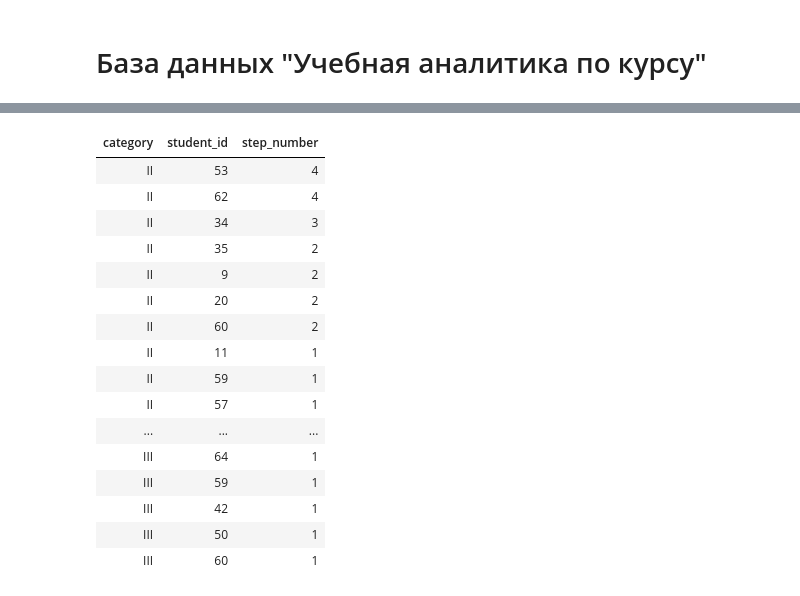
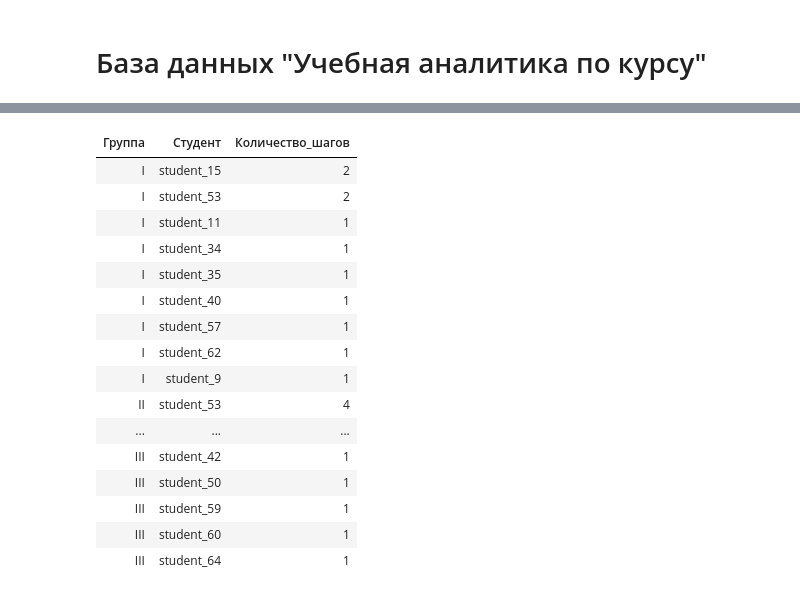
Before and after one commit to KhraksMamtsov/stepik-sql-exercises, a Jupyter notebook: 3.5.ipynb, the cells around one changed output, grey strips where cells are left out. Cells and saved outputs as stored; diff of their text form; code cells hidden in the pictures.

```diff
--- a/3.5.ipynb
+++ b/3.5.ipynb
@@ -561,7 +561,36 @@ ORDER BY
  Вывести группу (I, II, III), имя пользователя, количество шагов, которые пользователь выполнил по соответствующему способу. Столбцы назвать Группа, Студент, Количество_шагов.
  Отсортировать информацию по возрастанию номеров групп, потом по убыванию количества шагов и, наконец, по имени студента в алфавитном порядке.
  */
-WITH student_from_category_2 AS (
+WITH student_from_category_1 AS (
+    SELECT
+        *,
+        IF(
+            LAG(result, 1, '-') OVER(
+                PARTITION BY step_id,
+                student_id
+                ORDER BY
+                    submission_time
+            ) = 'correct'
+            AND result = 'wrong',
+            1,
+            0
+        ) AS is_required_step
+    FROM
+        step_student
+),
+student_number_from_category_1 AS (
+    SELECT
+        'I' AS Группа,
+        student_id,
+        SUM(is_required_step) as step_number
+    FROM
+        student_from_category_1
+    GROUP BY
+        student_id
+    HAVING
+        step_number != 0
+),
+student_from_category_2 AS (
     SELECT
         step_id,
         student_id
@@ -577,7 +606,7 @@ WITH student_from_category_2 AS (
 ),
 student_number_from_category_2 AS (
     SELECT
-        'II' AS category,
+        'II' AS Группа,
         student_id,
         COUNT(*) AS step_number
     FROM
@@ -599,7 +628,7 @@ student_from_category_3 AS (
 ),
 student_number_from_category_3 AS (
     SELECT
-        'III' AS category,
+        'III' AS Группа,
         student_id,
         COUNT(*) AS step_number
     FROM
@@ -608,18 +637,23 @@ student_number_from_category_3 AS (
         student_id
 ) (
     SELECT
-        *
+        Группа, student_name AS Студент, step_number AS Количество_шагов
     FROM
-        student_number_from_category_2
-    UNION
-    ALL
+        student_number_from_category_1 JOIN student USING (student_id)
+    UNION ALL
     SELECT
-        *
+        Группа, student_name AS Студент, step_number AS Количество_шагов
     FROM
-        student_number_from_category_3
+        student_number_from_category_2 JOIN student USING (student_id)
+    UNION ALL
+    SELECT
+        Группа, student_name AS Студент, step_number AS Количество_шагов
+    FROM
+        student_number_from_category_3 JOIN student USING (student_id)
 )
 ORDER BY
-    category,
-    step_number DESC
+    Группа,
+    Количество_шагов DESC,
+    Студент
 # %% [output]
  * mysql://root:***@localhost:3306/stepik?charset=utf8
@@ -627,17 +661,17 @@ ORDER BY
-| category | student_id | step_number |
-| II | 53 | 4 |
-| II | 62 | 4 |
-| II | 34 | 3 |
-| II | 35 | 2 |
-| II | 9 | 2 |
-| II | 20 | 2 |
-| II | 60 | 2 |
-| II | 11 | 1 |
-| II | 59 | 1 |
-| II | 57 | 1 |
+| Группа | Студент | Количество_шагов |
+| I | student_15 | 2 |
+| I | student_53 | 2 |
+| I | student_11 | 1 |
+| I | student_34 | 1 |
+| I | student_35 | 1 |
+| I | student_40 | 1 |
+| I | student_57 | 1 |
+| I | student_62 | 1 |
+| I | student_9 | 1 |
+| II | student_53 | 4 |
 | ... | ... | ... |
-| III | 64 | 1 |
-| III | 59 | 1 |
-| III | 42 | 1 |
-| III | 50 | 1 |
-| III | 60 | 1 |
+| III | student_42 | 1 |
+| III | student_50 | 1 |
+| III | student_59 | 1 |
+| III | student_60 | 1 |
+| III | student_64 | 1 |
```
Also changed, not shown: parts of 3 cells of this notebook.
